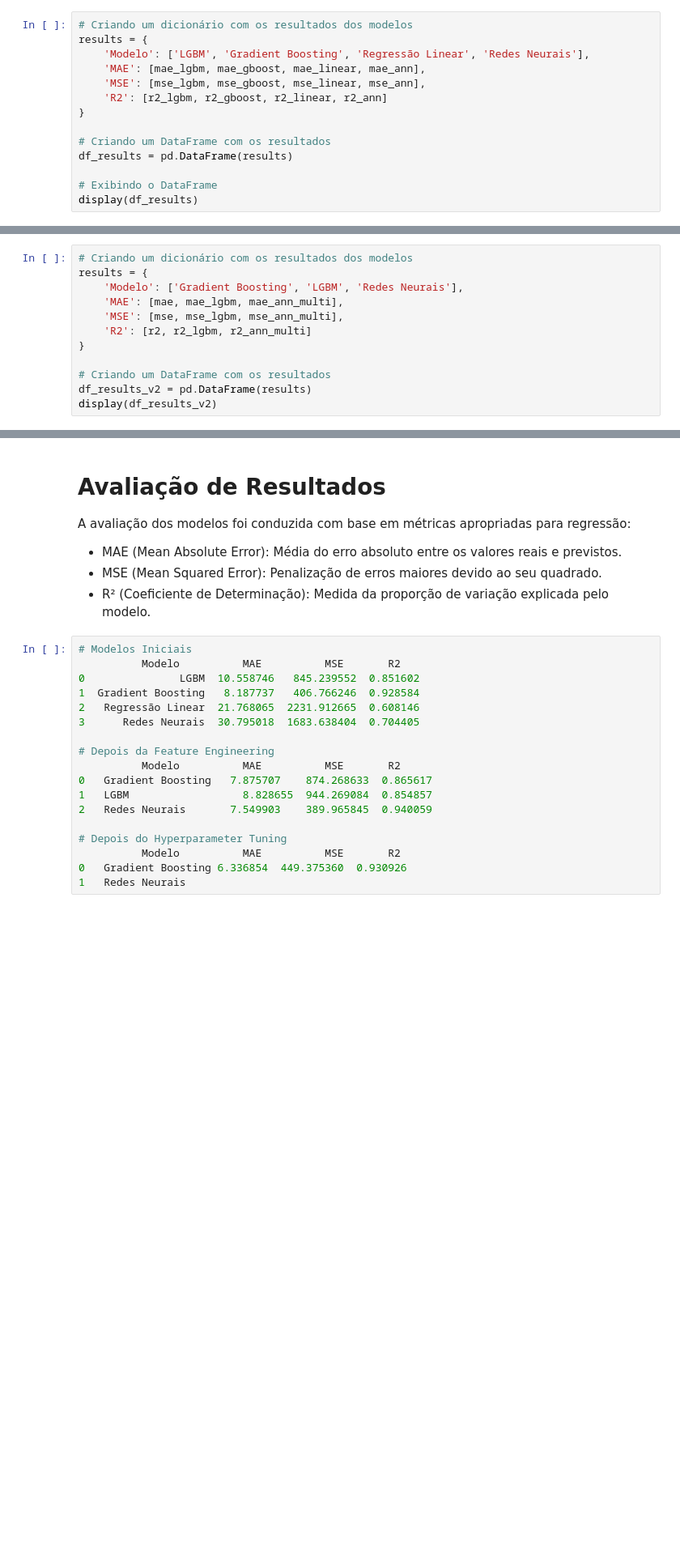
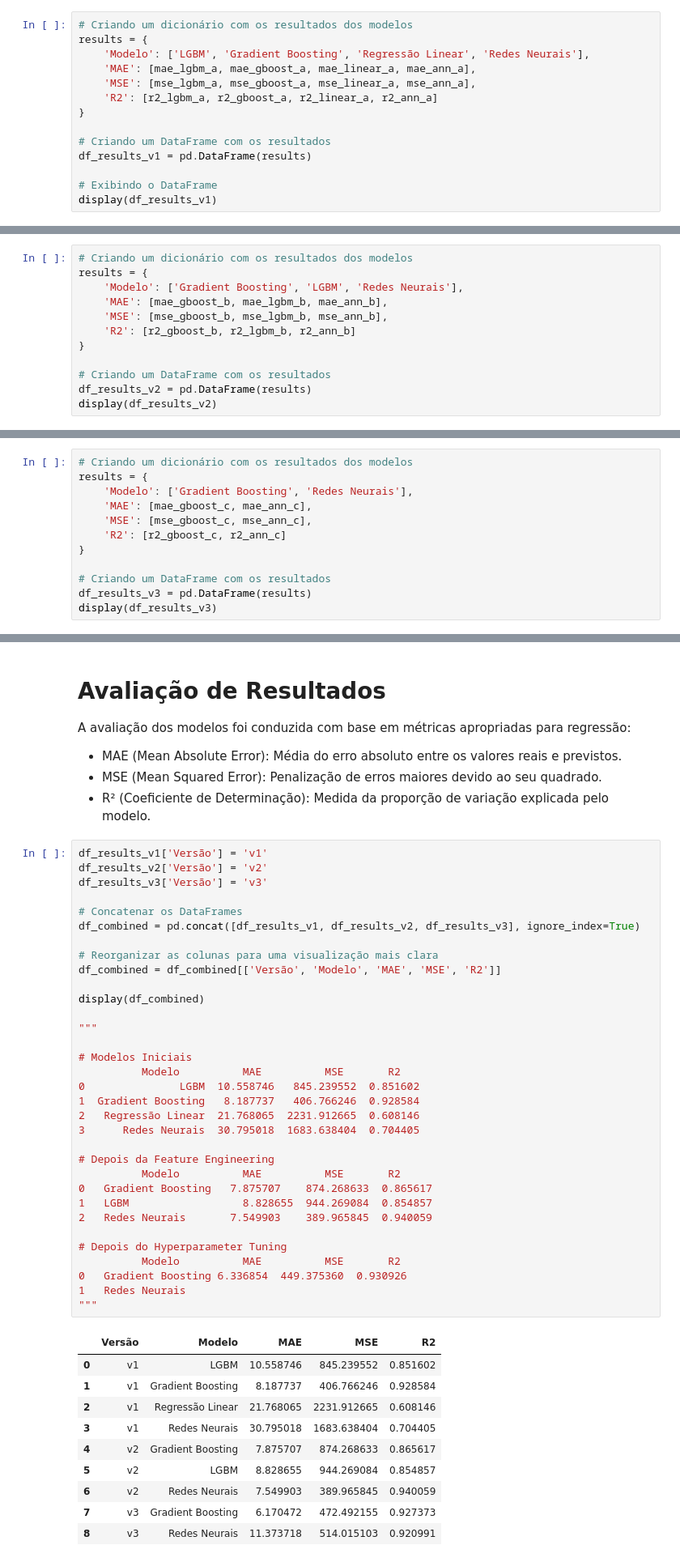
Before and after one commit to brainopensource/datascience-mvp, a Jupyter notebook: MVP_Machine_Learning_&_Analytics.ipynb, the cells around one changed output, grey strips where cells are left out. Shown at 81% size. Drawn from its saved outputs; the diff is of its cells as text; blank space fills up the shorter version.

```diff
--- a/MVP_Machine_Learning_&_Analytics.ipynb
+++ b/MVP_Machine_Learning_&_Analytics.ipynb
@@ -1044,14 +1074,14 @@ Previsão de produção acumulada para o campo MARLIM SUL no mês 374: 1446760.5
 # Criando um dicionário com os resultados dos modelos
 results = {
     'Modelo': ['LGBM', 'Gradient Boosting', 'Regressão Linear', 'Redes Neurais'],
-    'MAE': [mae_lgbm, mae_gboost, mae_linear, mae_ann],
-    'MSE': [mse_lgbm, mse_gboost, mse_linear, mse_ann],
-    'R2': [r2_lgbm, r2_gboost, r2_linear, r2_ann]
+    'MAE': [mae_lgbm_a, mae_gboost_a, mae_linear_a, mae_ann_a],
+    'MSE': [mse_lgbm_a, mse_gboost_a, mse_linear_a, mse_ann_a],
+    'R2': [r2_lgbm_a, r2_gboost_a, r2_linear_a, r2_ann_a]
 }
 
 # Criando um DataFrame com os resultados
-df_results = pd.DataFrame(results)
+df_results_v1 = pd.DataFrame(results)
 
 # Exibindo o DataFrame
-display(df_results)
+display(df_results_v1)
 # %% [output]
@@ -1252,9 +1282,9 @@ O período máximo para o campo JUBARTE é: 260
 # Criando um dicionário com os resultados dos modelos
 results = {
     'Modelo': ['Gradient Boosting', 'LGBM', 'Redes Neurais'],
-    'MAE': [mae, mae_lgbm, mae_ann_multi],
-    'MSE': [mse, mse_lgbm, mse_ann_multi],
-    'R2': [r2, r2_lgbm, r2_ann_multi]
+    'MAE': [mae_gboost_b, mae_lgbm_b, mae_ann_b],
+    'MSE': [mse_gboost_b, mse_lgbm_b, mse_ann_b],
+    'R2': [r2_gboost_b, r2_lgbm_b, r2_ann_b]
 }
 
 # Criando um DataFrame com os resultados
@@ -1530,0 +1514,12 @@ print(f'R² (Multilayer): {r2_ann_multi}')
+# %%
+# Criando um dicionário com os resultados dos modelos
+results = {
+    'Modelo': ['Gradient Boosting', 'Redes Neurais'],
+    'MAE': [mae_gboost_c, mae_ann_c],
+    'MSE': [mse_gboost_c, mse_ann_c],
+    'R2': [r2_gboost_c, r2_ann_c]
+}
+
+# Criando um DataFrame com os resultados
+df_results_v3 = pd.DataFrame(results)
+display(df_results_v3)
@@ -1537,21 +1536,46 @@ A avaliação dos modelos foi conduzida com base em métricas apropriadas para r
   - MSE (Mean Squared Error): Penalização de erros maiores devido ao seu quadrado.
   - R² (Coeficiente de Determinação): Medida da proporção de variação explicada pelo modelo.
 # %%
+df_results_v1['Versão'] = 'v1'
+df_results_v2['Versão'] = 'v2'
+df_results_v3['Versão'] = 'v3'
+
+# Concatenar os DataFrames
+df_combined = pd.concat([df_results_v1, df_results_v2, df_results_v3], ignore_index=True)
+
+# Reorganizar as colunas para uma visualização mais clara
+df_combined = df_combined[['Versão', 'Modelo', 'MAE', 'MSE', 'R2']]
+
+display(df_combined)
+
+"""
+
 # Modelos Iniciais
           Modelo          MAE          MSE       R2
 0               LGBM  10.558746   845.239552  0.851602
 1  Gradient Boosting   8.187737   406.766246  0.928584
 2   Regressão Linear  21.768065  2231.912665  0.608146
 3      Redes Neurais  30.795018  1683.638404  0.704405
 
 # Depois da Feature Engineering
           Modelo          MAE          MSE       R2
 0 	Gradient Boosting 	7.875707 	874.268633 	0.865617
 1 	LGBM 	              8.828655 	944.269084 	0.854857
 2 	Redes Neurais 	    7.549903 	389.965845 	0.940059
 
 # Depois do Hyperparameter Tuning
           Modelo          MAE          MSE       R2
 0 	Gradient Boosting 6.336854  449.375360  0.930926
 1   Redes Neurais
+"""
 # %% [output]
+|  | Versão | Modelo | MAE | MSE | R2 |
+| 0 | v1 | LGBM | 10.558746 | 845.239552 | 0.851602 |
+| 1 | v1 | Gradient Boosting | 8.187737 | 406.766246 | 0.928584 |
+| 2 | v1 | Regressão Linear | 21.768065 | 2231.912665 | 0.608146 |
+| 3 | v1 | Redes Neurais | 30.795018 | 1683.638404 | 0.704405 |
+| 4 | v2 | Gradient Boosting | 7.875707 | 874.268633 | 0.865617 |
+| 5 | v2 | LGBM | 8.828655 | 944.269084 | 0.854857 |
+| 6 | v2 | Redes Neurais | 7.549903 | 389.965845 | 0.940059 |
+| 7 | v3 | Gradient Boosting | 6.170472 | 472.492155 | 0.927373 |
+| 8 | v3 | Redes Neurais | 11.373718 | 514.015103 | 0.920991 |
```
Also changed, not shown: parts of 27 cells of this notebook.
